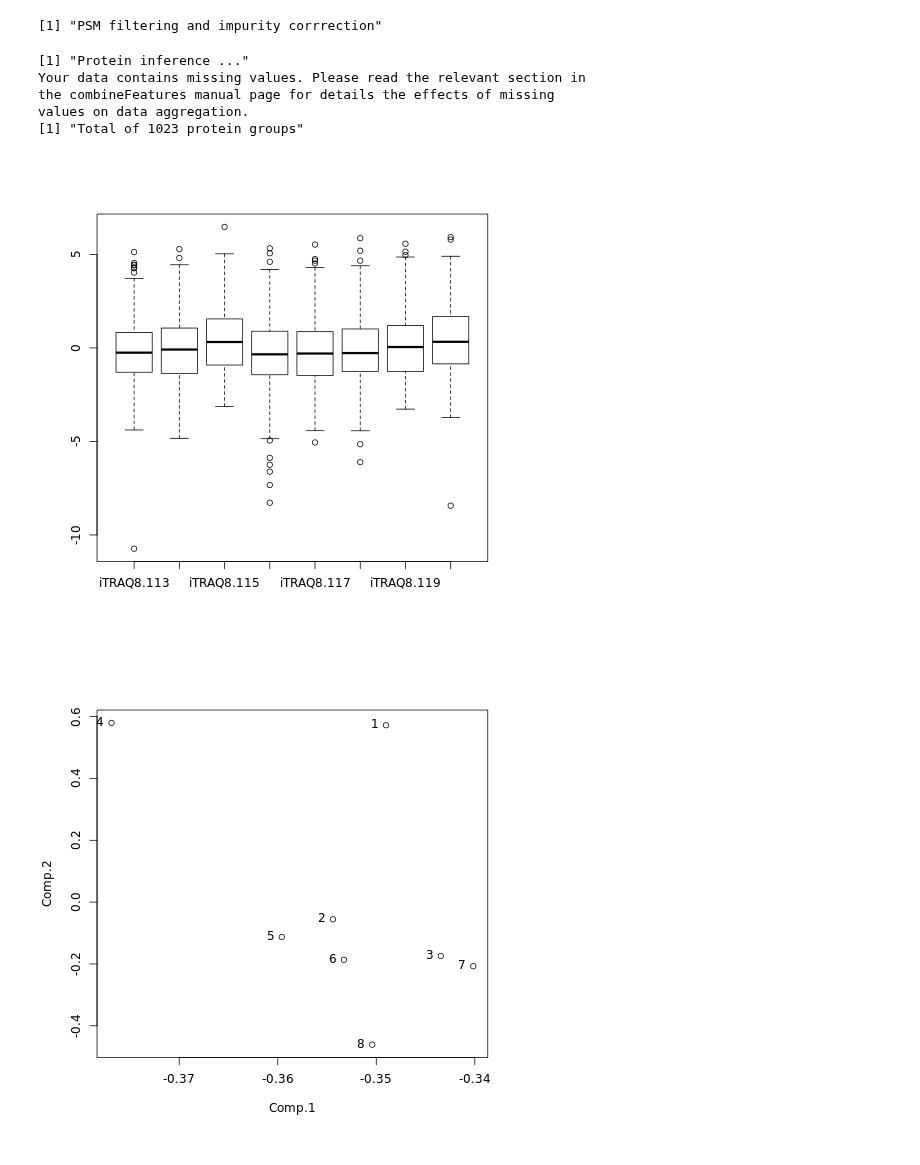
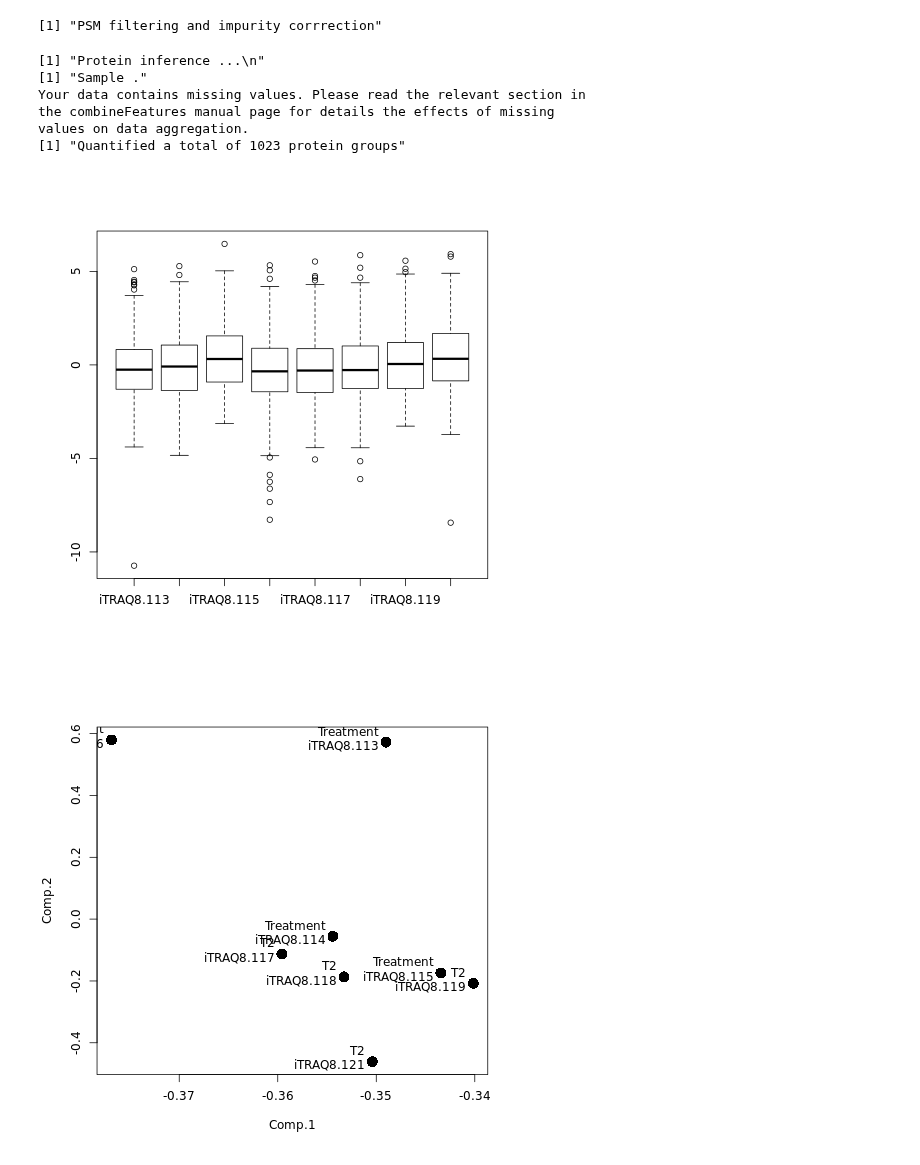
Before and after one commit to ProtProtocols/IsoProt, a Jupyter notebook: Example.ipynb, the cells around one changed output. Drawn from its saved outputs; the diff is of its cells as text; code cells hidden in the pictures.

```diff
--- a/Example.ipynb
+++ b/Example.ipynb
@@ -871,6 +853,11 @@ Creating 'MSnSet' object
 [1] "Adding reporters ..."
 # %%
 %%R
+
+
+# TODO read experimental design
+ExpDesign <- read.table("/home/biodocker/OUT/exp_design.tsv")
+
 
 panel.cor <- function(x, y, digits=2, prefix="", cex.cor, ...)
 {
@@ -904,12 +891,20 @@ panel.hist <- function(x, hist.col="#993333", ...)
 for (s in samples) {
     allqnt <- PSMDat[[s]]
 
+    condNames <- ExpDesign[ExpDesign[,2] == unique(ExpDesign[,2])[which(s==samples)],1]
+    condNames <- paste(condNames, sampleNames(allqnt), sep="\n")
+    pData(allqnt)$sample_name <- paste(condNames, sampleNames(allqnt))
+pData(allqnt)$sample_group <- condNames
+
+
+    #print(pData(allqnt))
+
     ## QC Plots
-  boxplot(exprs(allqnt), main =paste("Sample",s))
+  boxplot(exprs(allqnt), main =paste("Sample",s), labels =  condNames)
 
 
   pairs(exprs(allqnt),lower.panel=panel.smooth, upper.panel=panel.cor, diag.panel=panel.hist, main = paste("Sample",s),
-cex=0.1,col="#33333388",pch=15)
+cex=0.1,col="#33333388",pch=15, labels =  condNames)
 
   #print(fData(allqnt))
 }
@@ -954,45 +945,46 @@ imp<-makeImpuritiesMatrix(length(quant.method),edit=F)
 [1] "PSM filtering and impurity corrrection"
 # %%
 %%R
+
+print("Protein inference ...\n")
 
 for (s in samples) {
 
     load(paste("/home/biodocker/OUT/",s,"/AllQuantPSMs.RData",sep=""))
   exprs(allqnt) <- 2^exprs(allqnt)
 
-
-print("Protein inference ...")
+print(paste("Sample",s))
 
 
-  # TODO: change to iPQF but still giving error
-# Problem: iPQF does not seem to work with missing values!
+  #Problem: iPQF does not seem to work with missing values!
   allProts <- combineFeatures(allqnt, groupBy=fData(allqnt)$accession, fun="medpolish",verbose=F, na.rm=T)
   exprs(allProts) <- log2(exprs(allProts))
 
 
 #  print(head(exprs(allProts)))
 
   boxplot(exprs(allProts))
 
   #stop("")
   #pairs(exprs(allProts))
   #save
   write.exprs(allProts,file=paste("/home/biodocker/OUT/",s,"/AllQuantProteins.csv",sep=""))
 
   ProtDat[[s]] <- allProts <- exprs(allProts)
   pca <- princomp(allProts[complete.cases((allProts)),])
   #plot(pca)
-  plot(pca$loadings)
-  text(pca$loadings,colnames(ProtDat), pos=2, pch=15)
+  plot(pca$loadings, cex=2, pch=16)
+  text(pca$loadings,condNames, pos=2)
 
   print(paste("Quantified a total of",nrow(allProts),"protein groups"))
 
 }
 # %% [output]
-[1] "Protein inference ..."
+[1] "Protein inference ...\n"
+[1] "Sample ."
 Your data contains missing values. Please read the relevant section in
 the combineFeatures manual page for details the effects of missing
 values on data aggregation.
-[1] "Total of 1023 protein groups"
+[1] "Quantified a total of 1023 protein groups"
 [figure]
-[figure, old version]
+[figure, new version]
```
Also changed, not shown: parts of 7 cells of this notebook, 1 other file.
